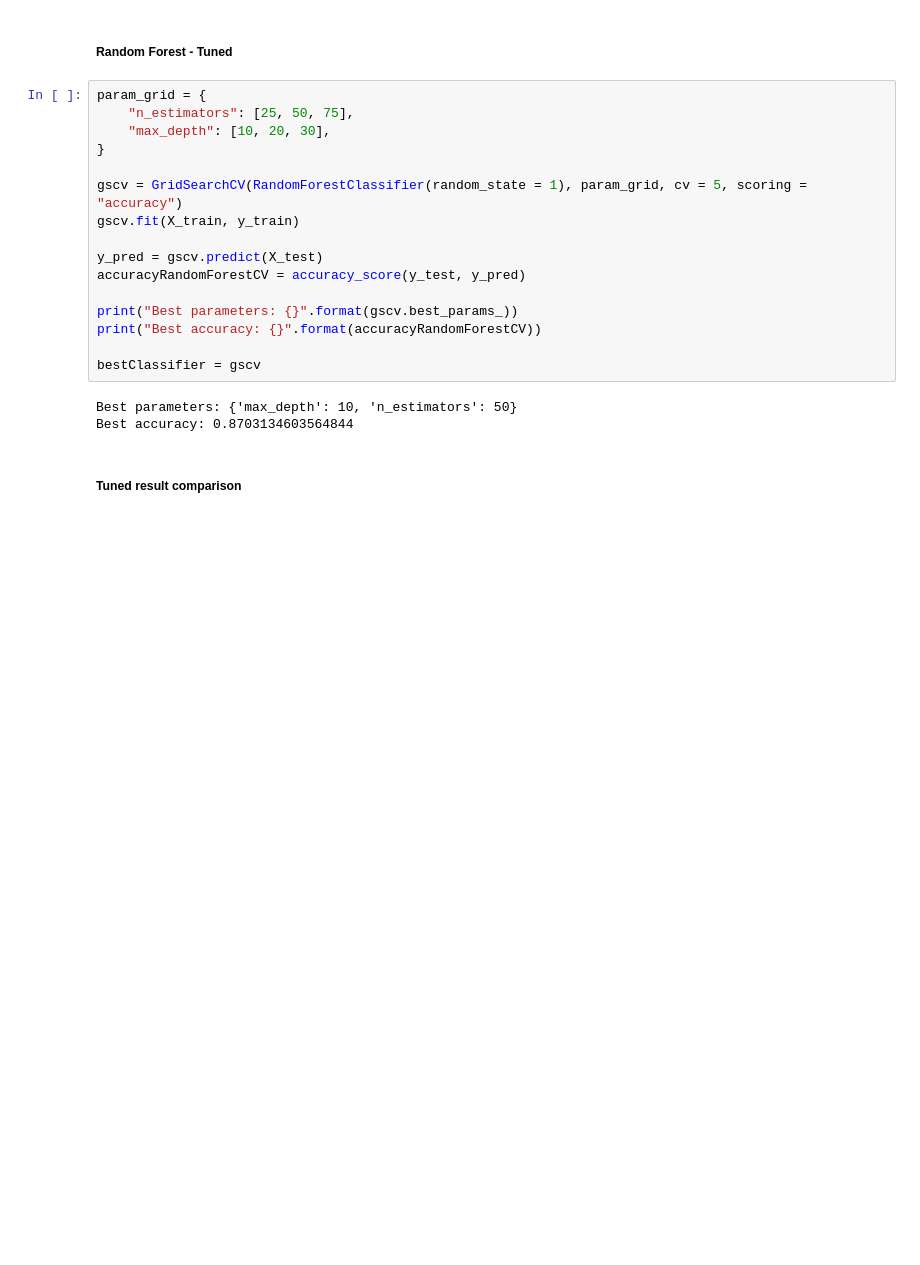
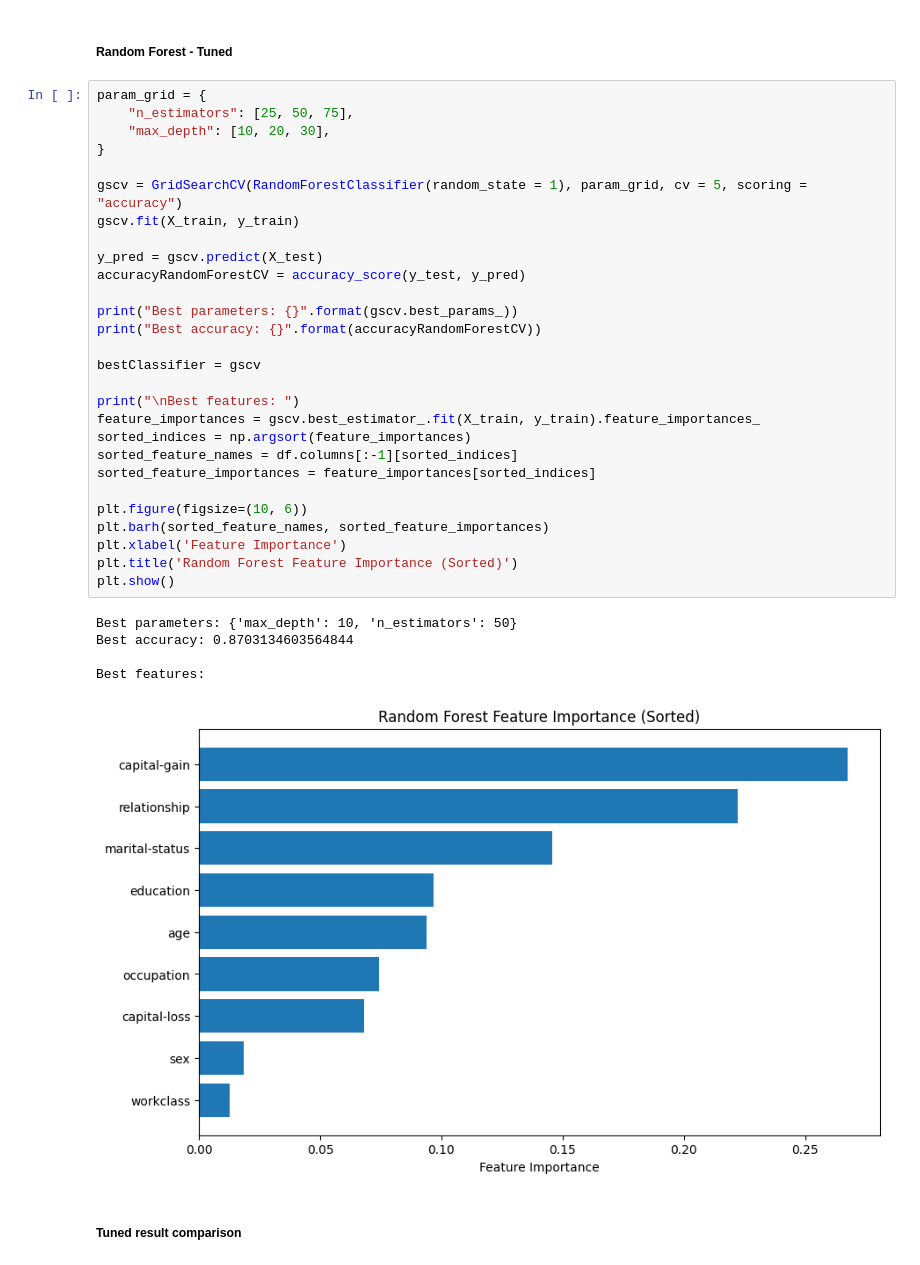
Before and after one commit to michaelslavev/4IZ566-python-semestral, a Jupyter notebook: Income_classification.ipynb, the cells around one changed output. Saved outputs shown, nothing was run; the diff lists cells and outputs as text; blank space fills up the shorter version.

Commit message:
anvil + feature importance

```diff
--- a/Income_classification.ipynb
+++ b/Income_classification.ipynb
@@ -432,22 +443,37 @@ Best accuracy: 0.8036263060848187
 # %%
 param_grid = {
     "n_estimators": [25, 50, 75],
     "max_depth": [10, 20, 30],
 }
 
 gscv = GridSearchCV(RandomForestClassifier(random_state = 1), param_grid, cv = 5, scoring = "accuracy")
 gscv.fit(X_train, y_train)
 
 y_pred = gscv.predict(X_test)
 accuracyRandomForestCV = accuracy_score(y_test, y_pred)
 
 print("Best parameters: {}".format(gscv.best_params_))
 print("Best accuracy: {}".format(accuracyRandomForestCV))
 
 bestClassifier = gscv
+
+print("\nBest features: ")
+feature_importances = gscv.best_estimator_.fit(X_train, y_train).feature_importances_
+sorted_indices = np.argsort(feature_importances)
+sorted_feature_names = df.columns[:-1][sorted_indices]
+sorted_feature_importances = feature_importances[sorted_indices]
+
+plt.figure(figsize=(10, 6))
+plt.barh(sorted_feature_names, sorted_feature_importances)
+plt.xlabel('Feature Importance')
+plt.title('Random Forest Feature Importance (Sorted)')
+plt.show()
 # %% [output]
 Best parameters: {'max_depth': 10, 'n_estimators': 50}
 Best accuracy: 0.8703134603564844
+
+Best features:
+[figure, added]
 # %% [markdown]
 ##### Tuned result comparison
 # %%
```
Also changed, not shown: parts of 5 cells of this notebook.
